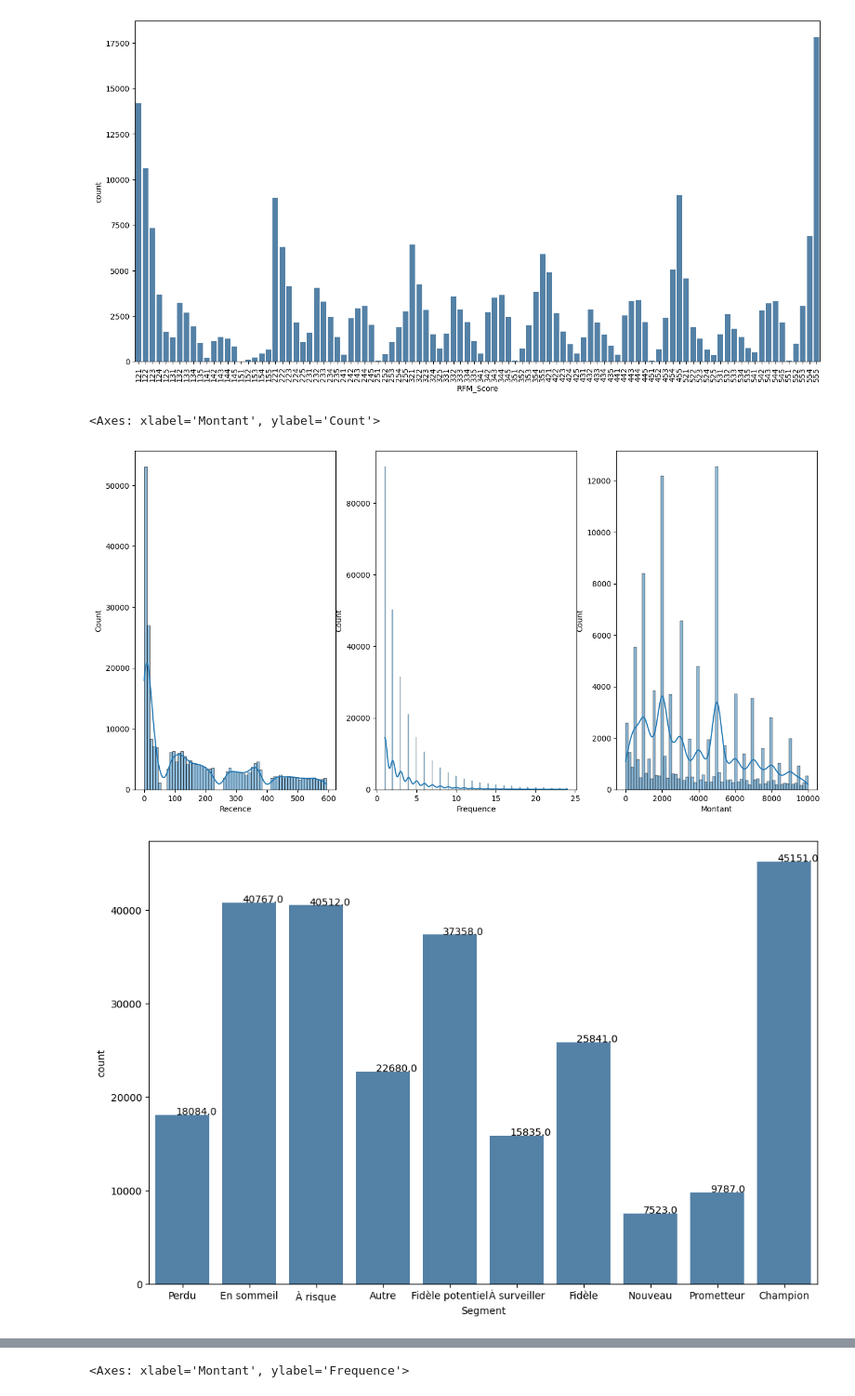
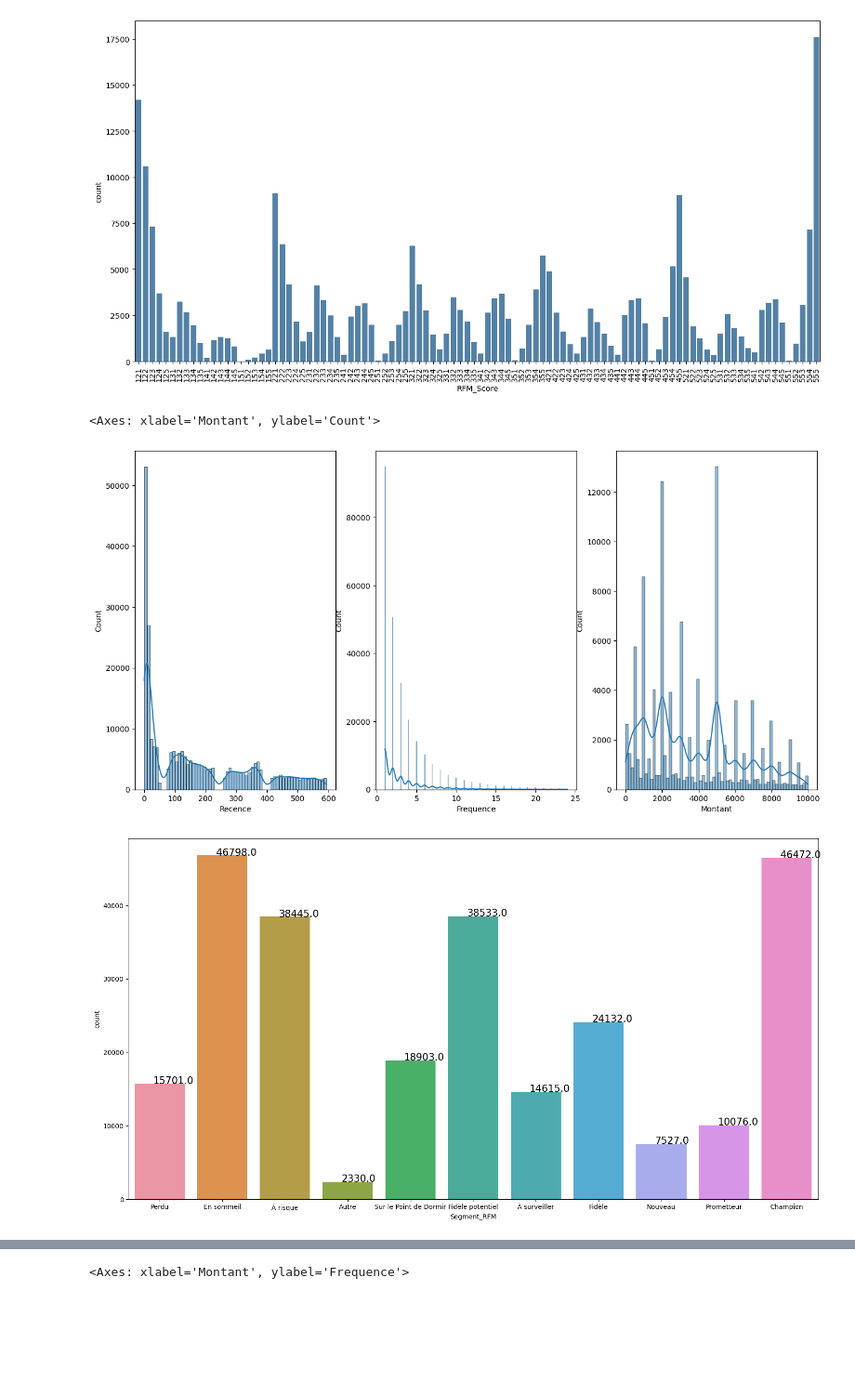
Before and after one commit to momowade221/Notebook_Segmentation_Client_OM, a Jupyter notebook: OM_Segmentation_valeur.ipynb, the cells around one changed output, grey strips where cells are left out. Shown at 93% size. Saved outputs shown, nothing was run; the diff lists cells and outputs as text; code cells hidden in the pictures; blank space fills up the shorter version.

Commit message:
Kmeans avec de nouveaux critères

```diff
--- a/OM_Segmentation_valeur.ipynb
+++ b/OM_Segmentation_valeur.ipynb
@@ -727,21 +1342,20 @@ plt.show()
 # %% [markdown]
 ### Feature engineering
 # %%
+latest_date = to_date(lit("2023/08/17"), 'yyyy/MM/dd')
 def df_rfm_prepare(df):
-    # Configuration pour permettre l'analyse des dates au format Legacy
-    spark.conf.set("spark.sql.legacy.timeParserPolicy", "LEGACY")
-
     # Sélection des colonnes pertinentes pour RFM : Numero, Montant, Date
     df_rfm = df.select("Numero", "Montant", "Date")
 
     # Calcul de la date maximale dans le DataFrame
-    max_date = df_rfm.agg(max("Date")).collect()[0][0]
-    string_date = f'{max_date.year}/{max_date.month}/{max_date.day}'
-    latest_date = to_date(lit(string_date), 'yyyy/M/dd')
+    max_date = df_rfm.agg(max("Date").alias("max_date")).collect()[0]["max_date"]
+
+    # Convert the max_date string to a date object
+    # latest_date = datetime.strptime(max_date, '%Y-%m-%d')
 
     # Calcul de la récence (Recency)
     df_recency = df_rfm.groupBy("Numero").agg(
-        datediff(latest_date, max(df["Date"])).alias("Recence")
+        datediff(lit(latest_date), max(df["Date"])).alias("Recence")
     )
 
     # Calcul de la fréquence (Frequency, le nombre de transactions)
@@ -758,6 +1372,3 @@ def df_rfm_prepare(df):
     df_rfm = df_recency.join(df_frequency, "Numero", "inner").join(df_monetary, "Numero", "inner")
 
     return df_rfm
-
-# # Exemple d'appel de la fonction avec votre DataFrame (df)
-# df_rfm_prepared=df_prepare_rfm(df_prepared)
@@ -814,7 +1428,7 @@ def profiler_segments_rfm(df_rfm):
         'Sur le Point de Dormir': [
             '331', '321', '312', '221', '213', '231', '241', '251'
         ],
-        'Engagés en sommeil': ["111", "112", "121", "131", "141", "151"],
+        # 'Engagés en sommeil': ["111", "112", "121", "131", "141", "151"],
         'Perdu': ['111', '112', '121', '131', '141', '151'],
         'Nouveau': ['512', '511', '422', '421', '412', '411', '311']
     }
@@ -831,7 +1445,7 @@ def profiler_segments_rfm(df_rfm):
             .when(df_rfm['RFM_Score'].isin(segments['À risque']), lit('À risque'))
             .when(df_rfm['RFM_Score'].isin(segments['Sur le Point de Dormir']), lit('Sur le Point de Dormir'))
             .when(df_rfm['RFM_Score'].isin(segments['En sommeil']), lit('En sommeil'))
-            .when(df_rfm['RFM_Score'].isin(segments['Engagés en sommeil']), lit('Engagés en sommeil'))
+            # .when(df_rfm['RFM_Score'].isin(segments['Engagés en sommeil']), lit('Engagés en sommeil'))
             .when(df_rfm['RFM_Score'].isin(segments['Perdu']), lit('Perdu'))
             .otherwise(lit('Autre'))
         )
@@ -843,8 +1457,8 @@ def profiler_segments_rfm(df_rfm):
 # %%
 def segmenter_valeur_rfm(dataFrame: DataFrame):
   df_transformed=df_transform(dataFrame)
-  df_prepared=df_clean(df_transformed)
-  df_rfm=df_rfm_prepare(df_prepared)
+  df_transaction_prepared=df_clean(df_transformed)
+  df_rfm=df_rfm_prepare(df_transaction_prepared)
   df_rfm_scores= calculer_scores_rfm(df_rfm)
   df_rfm_segments = profiler_segments_rfm(df_rfm_scores)
   return df_rfm_segments
@@ -883,5 +1497,5 @@ segment_client(1000038)
 ### Sauvegarde du DataFrame RFM
 # %%
 #Save to csv
-pd_rfm=df_rfm_segments.toPandas()
-pd_rfm.to_csv('#datasets_OM/base_transaction_om_rfm.csv', index=False)
+pd_rfm_segments=df_rfm_segments.toPandas()
+pd_rfm_segments_sort =pd_rfm_segments.sort_values(["RFM_Score"])
@@ -930,22 +1602,29 @@ sns.countplot(x="RFM_Score", data=pd_rfm_sort,
 fig, ax = plt.subplots(1, 3, figsize=(16, 8))
 
 # Recency distribution plot
-sns.histplot(pd_rfm['Recence'], kde=True, ax=ax[0])
+sns.histplot(pd_rfm_segments['Recence'], kde=True, ax=ax[0])
 
 # Frequency distribution plot
-sns.histplot(pd_rfm.query('Frequence < 25')['Frequence'], kde=True, ax=ax[1])
+sns.histplot(pd_rfm_segments.query('Frequence < 25')['Frequence'], kde=True, ax=ax[1])
 
 # Monetary distribution plot
-sns.histplot(pd_rfm.query('Montant < 10000')['Montant'], kde=True, ax=ax[2])
+sns.histplot(pd_rfm_segments.query('Montant < 10000')['Montant'], kde=True, ax=ax[2])
 # %% [output]
 <Axes: xlabel='Montant', ylabel='Count'>
-[figure, old version]
+[figure, new version]
 # %%
-fig, ax = plt.subplots(1, 1, figsize=(12, 8))
+# Assuming you have your data and plot settings ready
 
-# sns.histplot(df_rfm_fidelite["Fidelite"], color='steelblue', shrink=.8)
-sns.countplot(x="Segment", data=pd_rfm_sort, color='steelblue')
+fig, ax = plt.subplots(1, 1, figsize=(19, 10))
+
+# Create a countplot
+sns.countplot(x="Segment_RFM", data=pd_rfm_segments_sort, ax=ax)
+
+# Increase the font size of annotations
 for p in ax.patches:
-    ax.annotate('{}'.format(p.get_height()), (p.get_x() + 0.3, p.get_height() + 1))
+    ax.annotate('{}'.format(p.get_height()), (p.get_x() + 0.3, p.get_height() + 1), fontsize=15)  # Adjust the fontsize as needed
+
+# Show the plot
+plt.show()
 # %% [output]
-[figure, old version]
+[figure, new version]
```
Also changed, not shown: parts of 83 cells of this notebook.
